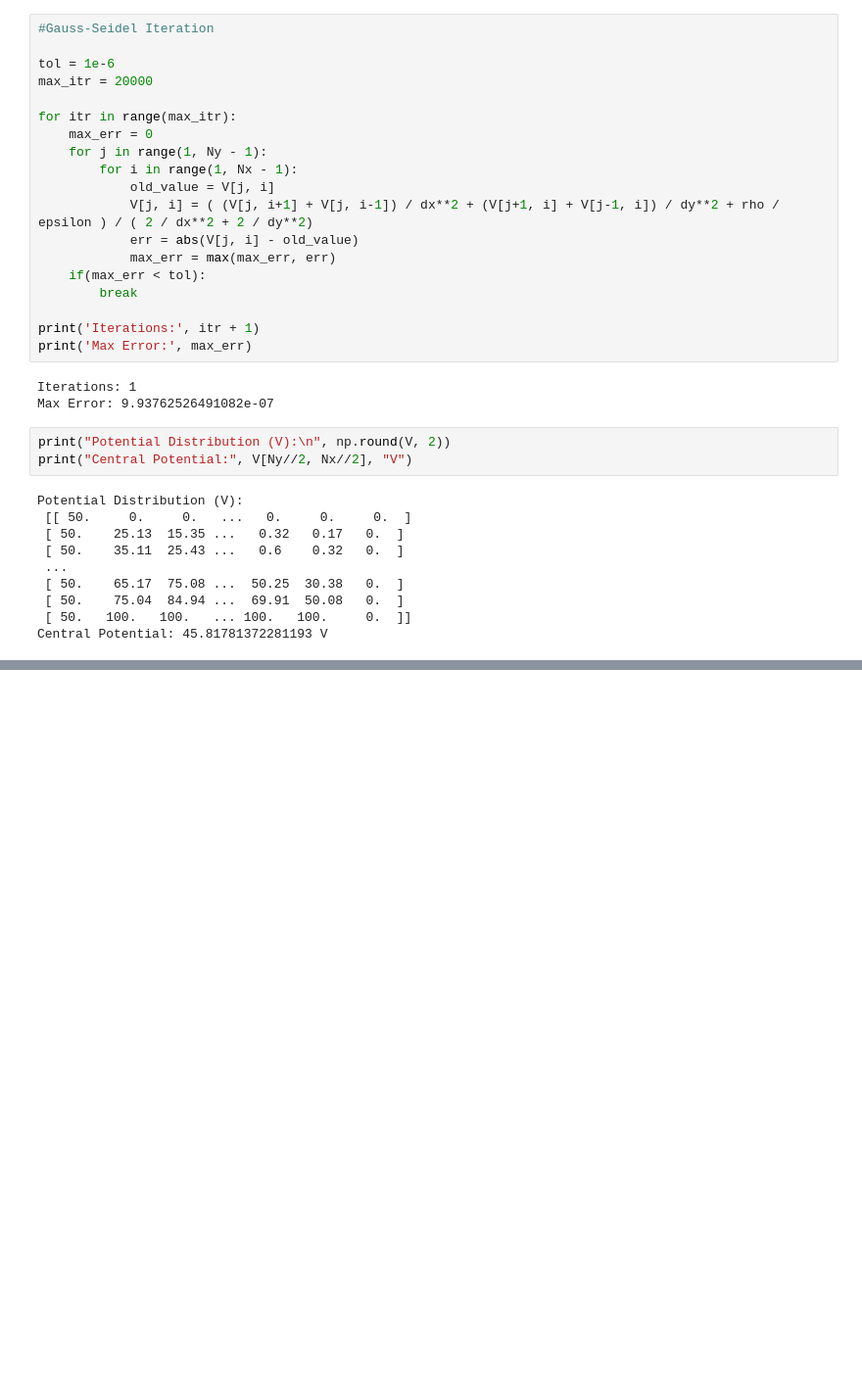
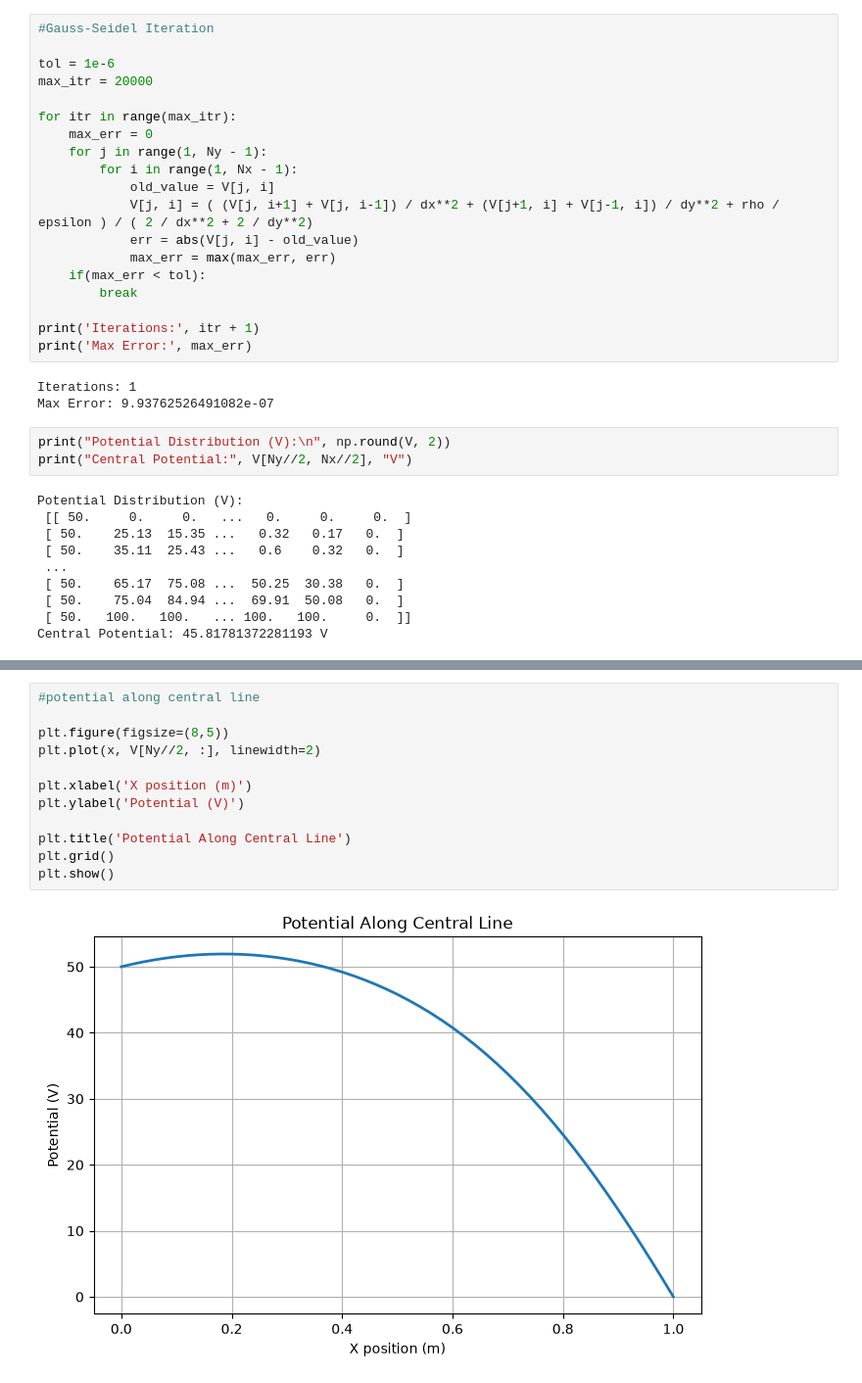
Before and after one commit to ankitwrites/fields-and-pdes, a Jupyter notebook: poisson equation.ipynb, the cells around one changed output, grey strips where cells are left out. Shown at 98% size. Saved outputs shown, nothing was run; the diff lists cells and outputs as text; blank space fills up the shorter version.

```diff
--- a/poisson equation.ipynb
+++ b/poisson equation.ipynb
@@ -77,0 +128,14 @@ Central Potential: 45.81781372281193 V
+# %%
+#potential along central line
+
+plt.figure(figsize=(8,5))
+plt.plot(x, V[Ny//2, :], linewidth=2)
+
+plt.xlabel('X position (m)')
+plt.ylabel('Potential (V)')
+
+plt.title('Potential Along Central Line')
+plt.grid()
+plt.show()
+# %% [output]
+[figure, added]
```
Also changed, not shown: parts of 3 cells of this notebook, 1 other file.
